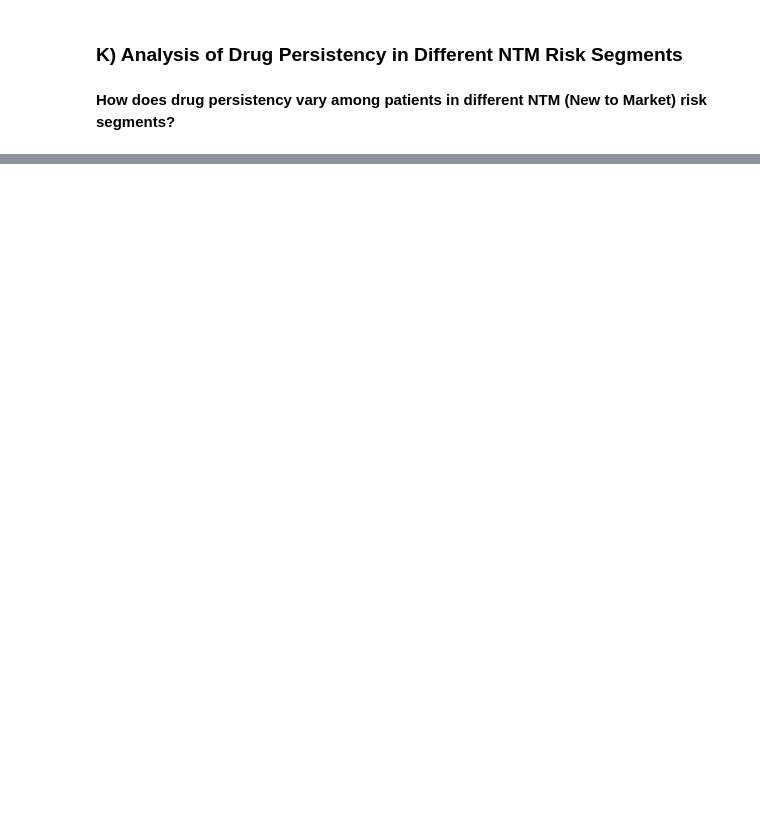
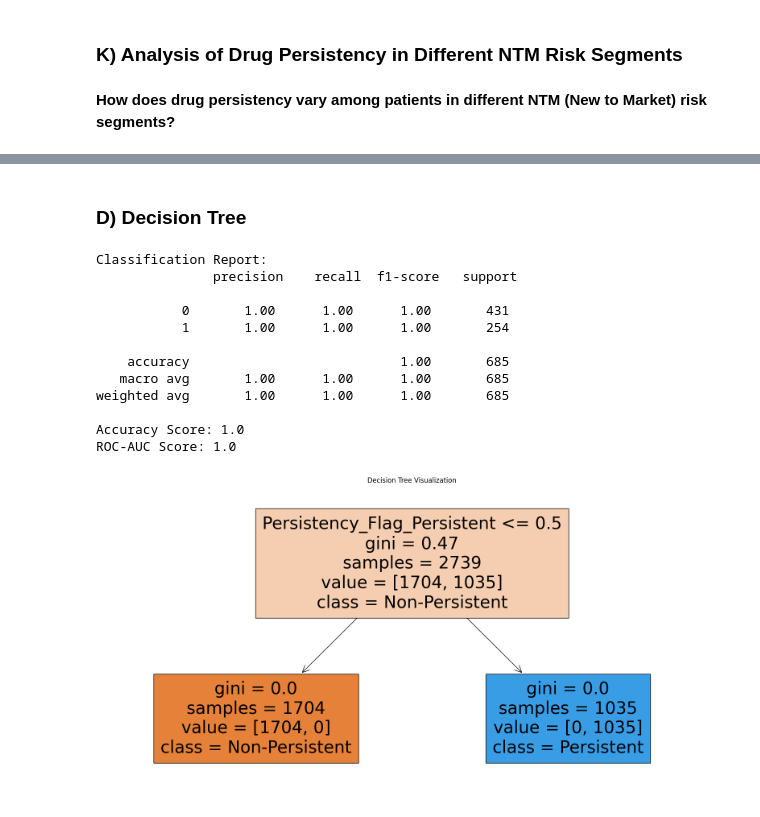
Before and after one commit to deepikaharipuram/Data-Glacier, a Jupyter notebook: Week 10/Data_Glacier_Final_Project.ipynb, the cells around one changed output, grey strips where cells are left out. Drawn from its saved outputs; the diff is of its cells as text; code cells hidden in the pictures; blank space fills up the shorter version.

```diff
--- a/Week 10/Data_Glacier_Final_Project.ipynb
+++ b/Week 10/Data_Glacier_Final_Project.ipynb
@@ -990,0 +1075,10 @@ plt.show()
+# %%
+from sklearn.svm import SVC
+
+svm = SVC(random_state=42)
+svm.fit(X_train, y_train)
+y_pred_svm = svm.predict(X_test)
+
+# Evaluating the model
+print(classification_report(y_test, y_pred_svm))
+print("ROC-AUC Score:", roc_auc_score(y_test, y_pred_svm))
@@ -990,0 +1098,13 @@ plt.show()
+# %%
+# Replacing problematic characters in column names
+X_train.columns = [col.replace('[', '').replace(']', '').replace('<', '') for col in X_train.columns]
+X_test.columns = [col.replace('[', '').replace(']', '').replace('<', '') for col in X_test.columns]
+
+# After renaming, retry fitting the XGBoost model
+xgb = XGBClassifier(random_state=42)
+xgb.fit(X_train, y_train)
+y_pred_xgb = xgb.predict(X_test)
+
+# Evaluating the model
+print(classification_report(y_test, y_pred_xgb))
+print("ROC-AUC Score:", roc_auc_score(y_test, y_pred_xgb))
@@ -990,0 +1122,33 @@ plt.show()
+# %% [markdown]
+### D) Decision Tree
+# %%
+from sklearn.metrics import classification_report, accuracy_score, roc_auc_score
+
+# Making predictions on the test set
+y_pred_dt = dt.predict(X_test)
+
+# Evaluating the model
+print("Classification Report:\n", classification_report(y_test, y_pred_dt))
+print("Accuracy Score:", accuracy_score(y_test, y_pred_dt))
+print("ROC-AUC Score:", roc_auc_score(y_test, y_pred_dt))
+from sklearn.tree import plot_tree
+import matplotlib.pyplot as plt
+
+plt.figure(figsize=(20,10))
+plot_tree(dt, filled=True, feature_names=X_train.columns, class_names=['Non-Persistent', 'Persistent'], max_depth=3)
+plt.title('Decision Tree Visualization')
+plt.show()
+# %% [output]
+Classification Report:
+               precision    recall  f1-score   support
+
+           0       1.00      1.00      1.00       431
+           1       1.00      1.00      1.00       254
+
+    accuracy                           1.00       685
+   macro avg       1.00      1.00      1.00       685
+weighted avg       1.00      1.00      1.00       685
+
+Accuracy Score: 1.0
+ROC-AUC Score: 1.0
+[figure, added]
```
Also changed, not shown: parts of 27 cells of this notebook.
